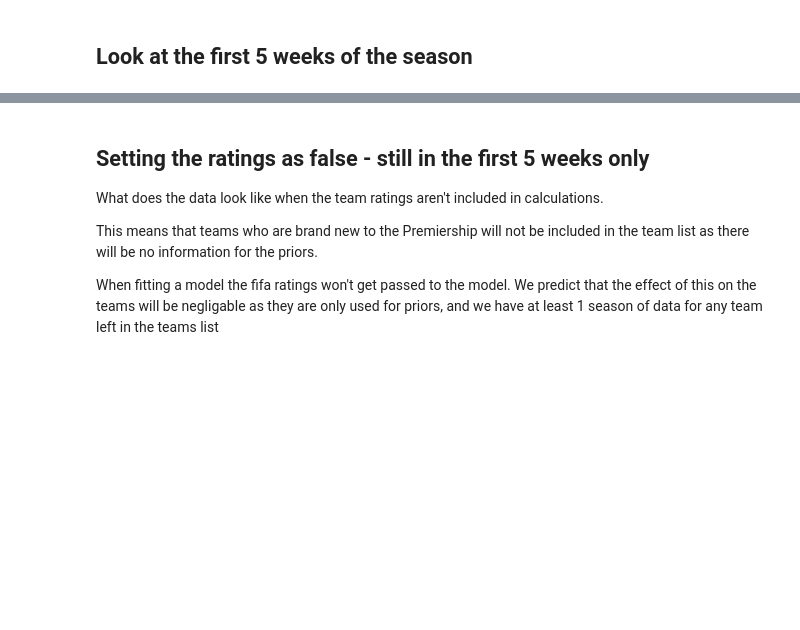
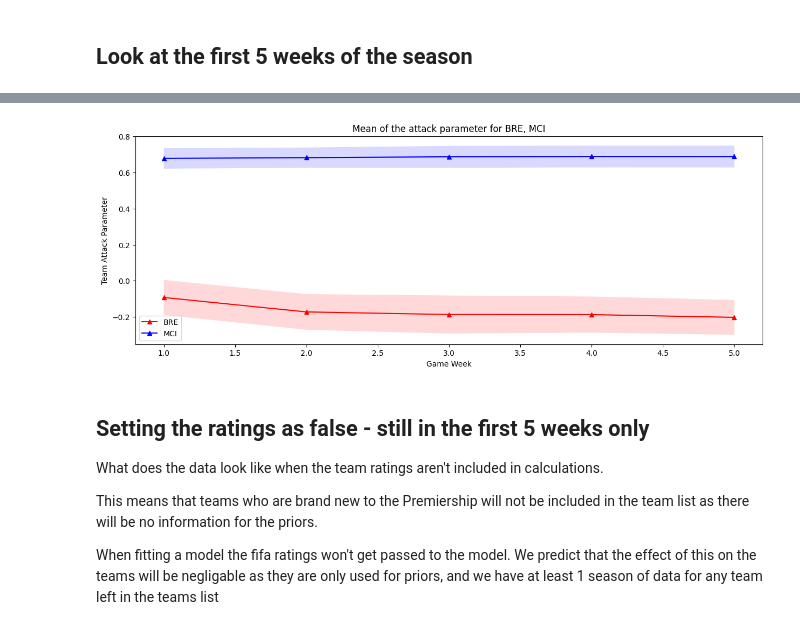
Before and after one commit to alan-turing-institute/AIrsenal, a Jupyter notebook: notebooks/progression_of_attack_parameter.ipynb, the cells around one changed output, grey strips where cells are left out. Drawn from its saved outputs; the diff is of its cells as text; code cells hidden in the pictures; blank space fills up the shorter version.

```diff
--- a/notebooks/progression_of_attack_parameter.ipynb
+++ b/notebooks/progression_of_attack_parameter.ipynb
@@ -68,4 +60,0 @@ model_dict = {}
-# %%
-for gw in range(1,5+1):
-    data = get_training_data(season,gw,session)
-    print(gw, len(data['home_team']))
@@ -138,3 +92,34 @@ plt.show()
+# %%
+def plot_averages(models_dict, team_list):
+    x = list(models_dict.keys())
+    ax = plt.figure(figsize=(15, 5)).gca()
+    for team in team_list:
+        mean_att = []
+        ul = []
+        ll = []
+        for gw, m in models_dict.items():
+            mn = m.attack[:,m.teams.index(team)].mean()
+            ul.append(mn + np.std(m.attack[:,m.teams.index(team)]))
+            ll.append(mn - np.std(m.attack[:,m.teams.index(team)]))
+            mean_att.append(mn)
+        plt.plot(x,
+                 mean_att,
+                 label=team,
+                 marker="^",
+                 color=team_colours[team]
+                )
+        plt.fill_between(x, ul, ll, facecolor=team_colours[team], alpha=.15)
+
+    plt.title(f"Mean of the attack parameter for {', '.join(team_list)}")
+    plt.xlabel("Game Week")
+    plt.ylabel("Team Attack Parameter")
+
+    plt.legend()
+    plt.show()
+# %%
+plot_averages(models, ["BRE", "MCI"])
+# %% [output]
+[figure, added]
 # %% [markdown]
 ## Setting the ratings as false - still in the first 5 weeks only
 What does the data look like when the team ratings aren't included in calculations.
```
Also changed, not shown: parts of 24 cells of this notebook.
